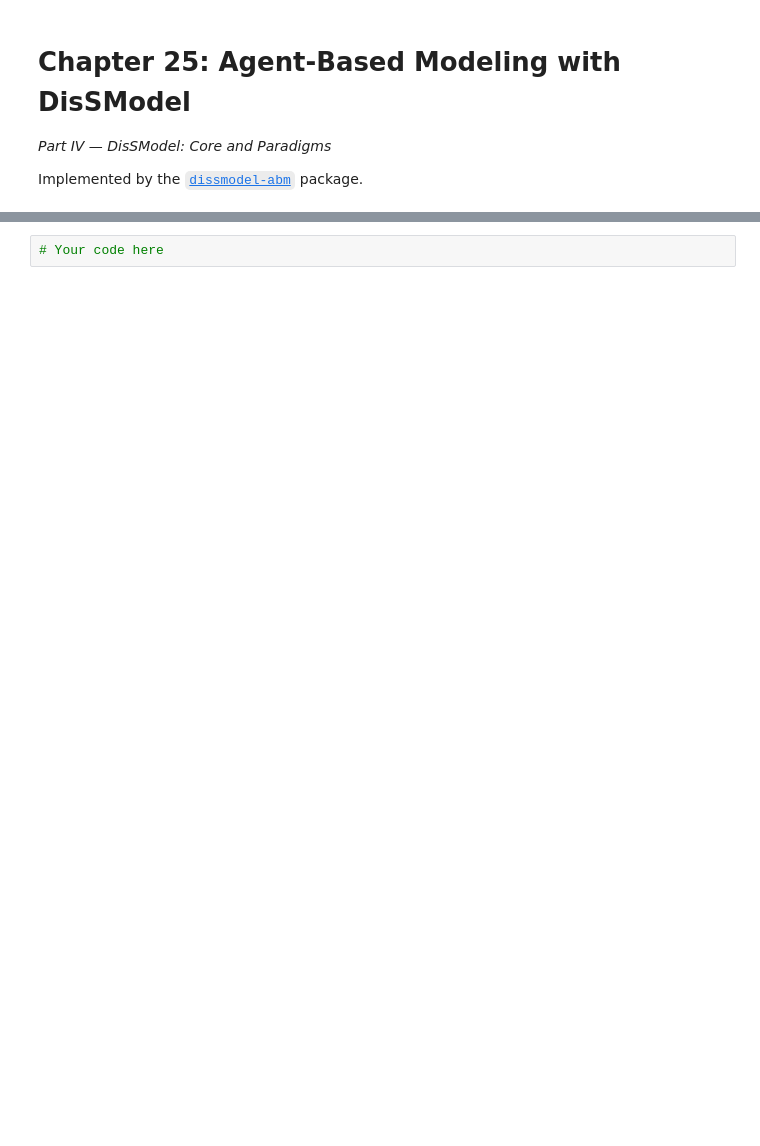
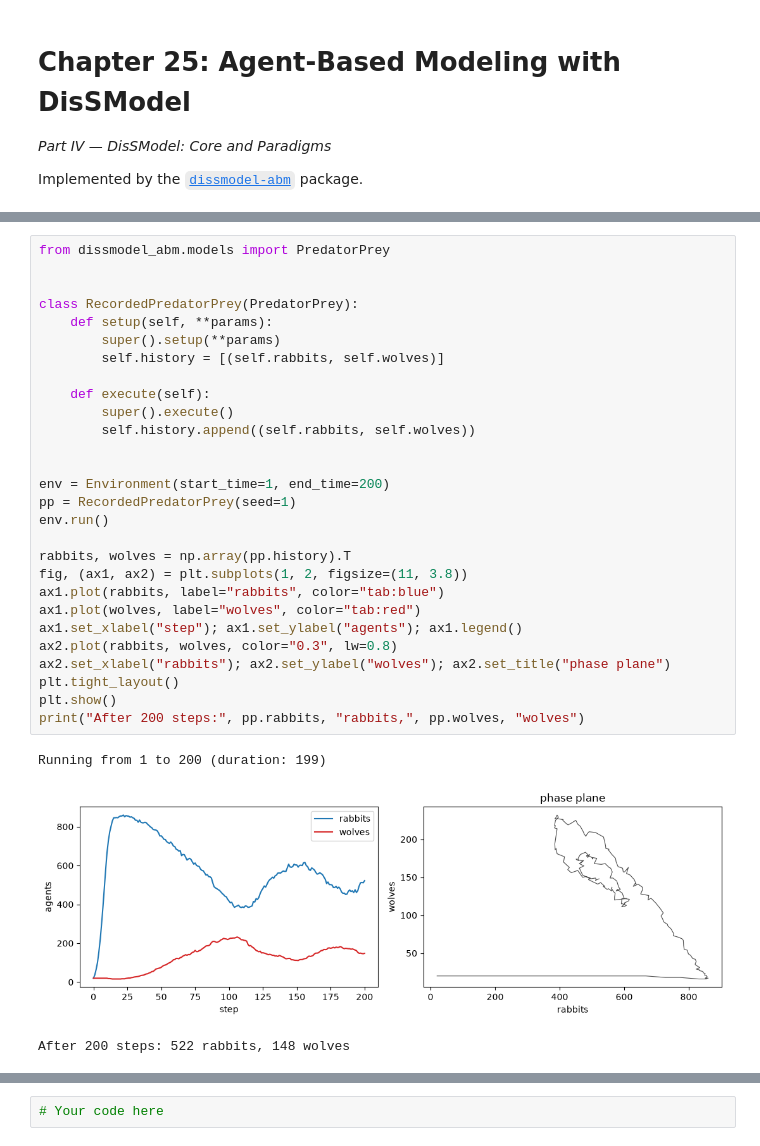
Before and after one commit to LambdaGeo/geospatial-modeling-python, a Jupyter notebook: docs/part4/ch25_abm.ipynb, the cells around one changed output, grey strips where cells are left out. Cells and saved outputs as stored; diff of their text form; blank space fills up the shorter version.

```diff
--- a/docs/part4/ch25_abm.ipynb
+++ b/docs/part4/ch25_abm.ipynb
@@ -534,0 +230,32 @@ Stated directly in the package's own roadmap, not implied by omission: **raster
+# %%
+from dissmodel_abm.models import PredatorPrey
+
+
+class RecordedPredatorPrey(PredatorPrey):
+    def setup(self, **params):
+        super().setup(**params)
+        self.history = [(self.rabbits, self.wolves)]
+
+    def execute(self):
+        super().execute()
+        self.history.append((self.rabbits, self.wolves))
+
+
+env = Environment(start_time=1, end_time=200)
+pp = RecordedPredatorPrey(seed=1)
+env.run()
+
+rabbits, wolves = np.array(pp.history).T
+fig, (ax1, ax2) = plt.subplots(1, 2, figsize=(11, 3.8))
+ax1.plot(rabbits, label="rabbits", color="tab:blue")
+ax1.plot(wolves, label="wolves", color="tab:red")
+ax1.set_xlabel("step"); ax1.set_ylabel("agents"); ax1.legend()
+ax2.plot(rabbits, wolves, color="0.3", lw=0.8)
+ax2.set_xlabel("rabbits"); ax2.set_ylabel("wolves"); ax2.set_title("phase plane")
+plt.tight_layout()
+plt.show()
+print("After 200 steps:", pp.rabbits, "rabbits,", pp.wolves, "wolves")
+# %% [output]
+Running from 1 to 200 (duration: 199)
+[figure, added]
+After 200 steps: 522 rabbits, 148 wolves
```
Also changed, not shown: parts of 48 cells of this notebook.
